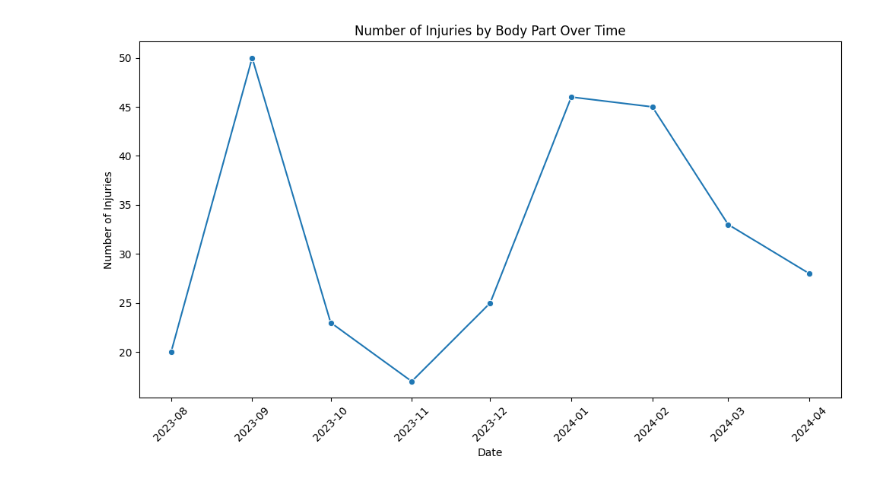
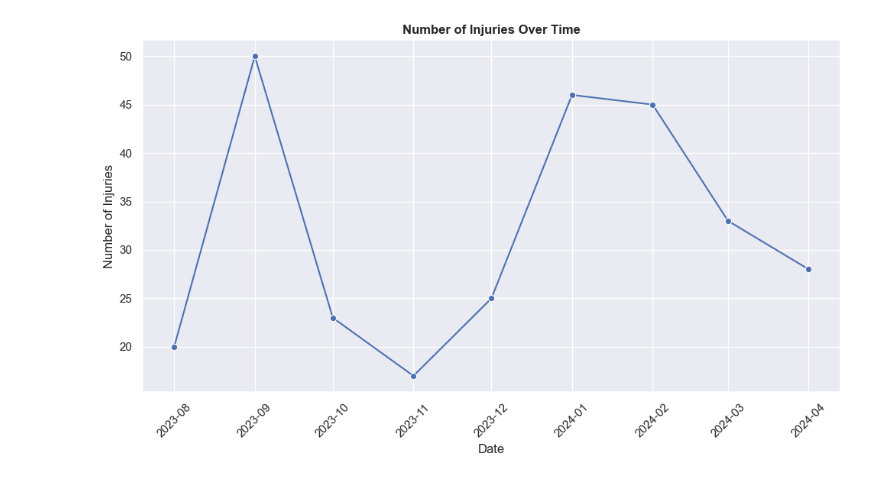
Before and after one commit to bachnguyen234/da301-isaac-athletics, a Jupyter notebook: bach_main_file.ipynb, the cells around one changed output. Drawn from its saved outputs; the diff is of its cells as text; code cells hidden in the pictures.

```diff
--- a/bach_main_file.ipynb
+++ b/bach_main_file.ipynb
@@ -8,6 +8,9 @@ import matplotlib.pyplot as plt
 import re
 from datetime import datetime
 import matplotlib.dates as mdates
+import plotly.express as px
+import plotly.graph_objects as go
+sns.set()
 # %%
 # Importing the dataset
 datadir = "data/tidy_data"
@@ -21,7 +24,7 @@ def date_coversion(date):
     return iso_format_date
 
 # Changing date formatting
-df_injuries.drop(columns = ["DateOfReturn"], inplace = True)
+df_injuries.drop(columns = ["DateOfReturn", "ReportedDate"], inplace = True)
 df_injuries["ProblemDate"] = df_injuries["ProblemDate"].str.replace("/", "-").apply(date_coversion)
 df_injuries["ProblemDate"] = pd.to_datetime(df_injuries["ProblemDate"])
 
@@ -100,20 +72,20 @@ recovery_group.head(5)
 # %%
 df_filtered = df_injuries.groupby([df_injuries['ProblemDate'].dt.to_period('M')]).size().reset_index(name='Count')
 
 # Convert period to datetime for easier plotting
 df_filtered['ProblemDate'] = df_filtered['ProblemDate'].dt.to_timestamp()
 
 # Plot the data
 plt.figure(figsize=(10, 6))
 sns.lineplot(data=df_filtered, x='ProblemDate', y='Count', marker='o')
 
 # Customize plot labels and title
-plt.title('Number of Injuries by Body Part Over Time')
+plt.title('Number of Injuries Over Time', fontweight = "bold")
 plt.xlabel('Date')
 plt.ylabel('Number of Injuries')
 plt.xticks(rotation = 45)
 plt.tight_layout()
 
 plt.show()
 # %% [output]
-[figure, old version]
+[figure, new version]
```
Also changed, not shown: parts of 19 cells of this notebook, 3 other files.
